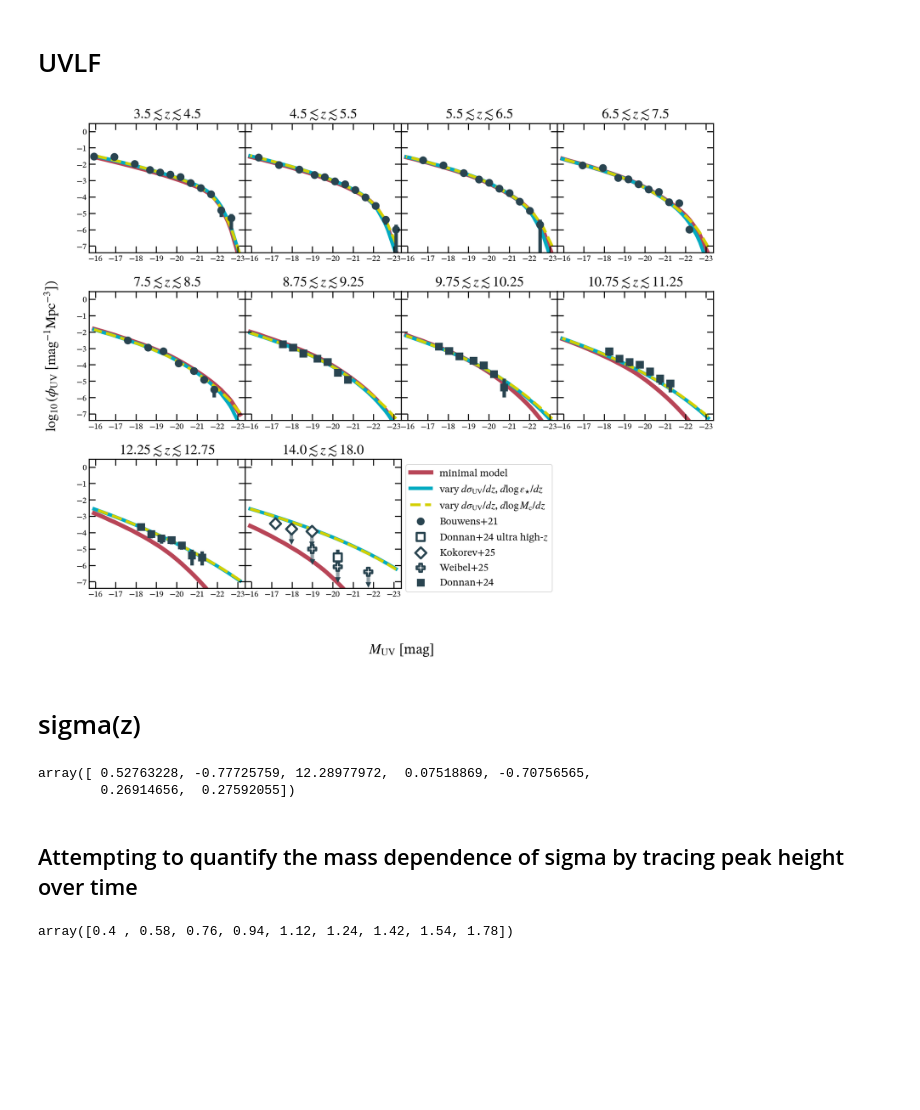
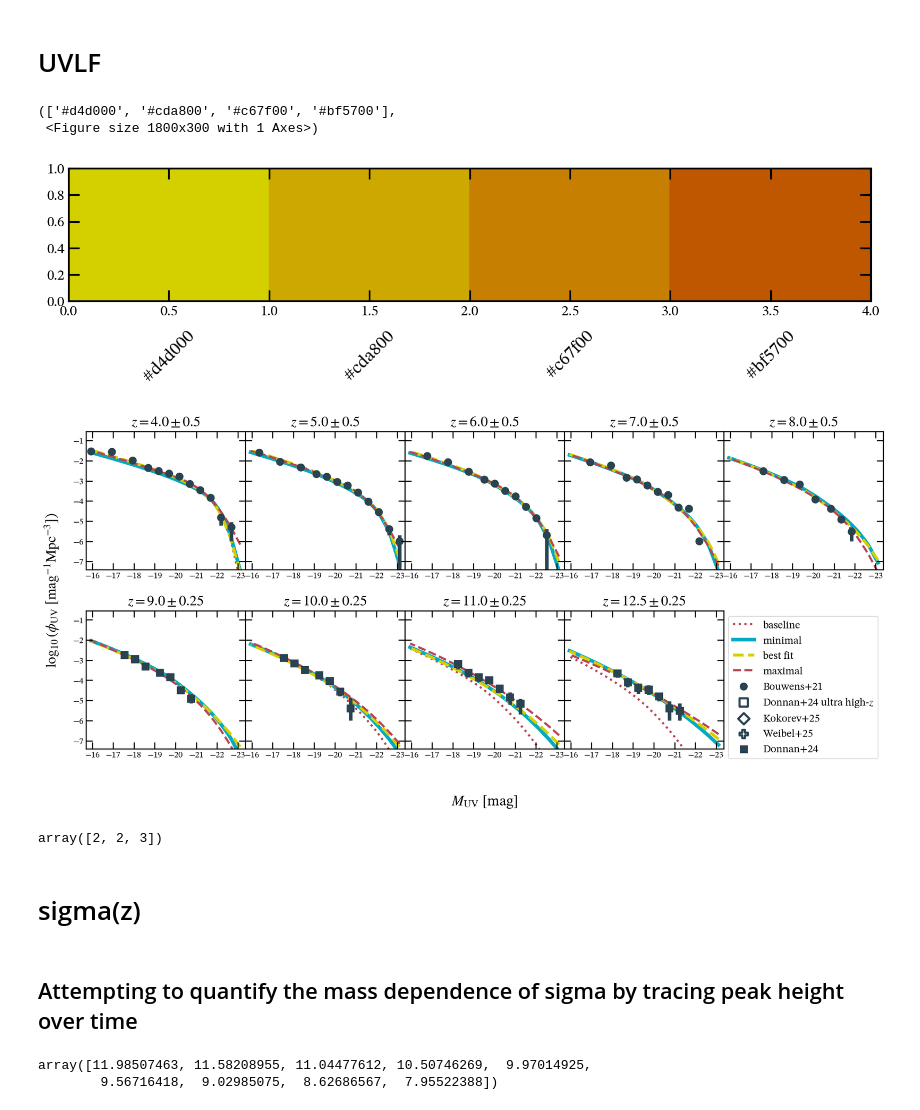
Before and after one commit to ebregou/modeling_stochasticity, a Jupyter notebook: notebooks/make_polished_plots/paper.ipynb, the cells around one changed output. Saved outputs shown, nothing was run; the diff lists cells and outputs as text; code cells hidden in the pictures; blank space fills up the shorter version.

```diff
--- a/notebooks/make_polished_plots/paper.ipynb
+++ b/notebooks/make_polished_plots/paper.ipynb
@@ -28,2 +32,9 @@ samples, best_fit, bounds, param_labels = my_UVLF.get_fit(backend_file = backend
 # %% [markdown]
 # Corner plot
+# %%
+backend_file = '/Users/eb35267/Desktop/code/chains/min_sig_0.3/add_dsigdlogM/samples.h5'
+# %%
+params = eMCMC.build_param_data({'dsigdz': {'fit': True}, 'dsigdlogM':{'fit':True}})
+my_UVLF = eMCMC.UVLF(sorted_data, params)
+# %%
+samples, best_fit, bounds, param_labels = my_UVLF.get_fit(backend_file = backend_file)
@@ -233,19 +237,25 @@ def evolving_UVLF_fit(my_UVLF, backend_file = None, z_plot = None, z_errs = None
 
     return fig
 # %%
-five_params = [0.549, -0.947, 12.059, 0, -0.745, 0, 0.3, 0]
-add_dsigdz = [0.583, -0.84, 12.006, 0, -0.742, 0, 0.023, 0.274]
-add_depsdz = [0.553, -0.865, 11.945, 0, -0.851, -0.04, 0.17, 0.3]
-add_dMdz = [0.534, -0.785, 12.259, 0.09, -0.724, 0, 0.227, 0.298]
+baseline = [0.549, 0, -0.947, 0, 12.059, 0, -0.745, 0, 0.3, 0, 0, 0.3, 4.43, 1.99]
+minimal = [0.583, 0,  -0.84, 0, 12.006, 0, -0.742, 0, 0.023, 0.274, 0, 0.3, 4.43, 1.99]
+best_fit = [0.534, 0,  -0.785, 0, 12.259, 0.09, -0.724, 0, 0.227, 0.298, 0, 0.3, 4.43, 1.99]
+maximal = [0.474, -0.008, -1.474, 0.465, 11.608, -0.069, -1.12, -0.094, 0.429, 0.358, -0.066, 0.724, 4.329, 1.771]
+# %%
+eplots.interpolate_colors([eplots.yellow, eplots.orange], 4)
+# %% [output]
+(['#d4d000', '#cda800', '#c67f00', '#bf5700'],
+ <Figure size 1800x300 with 1 Axes>)
+[figure, added]
 # %%
-zs = [4, 5, 6, 7, 8, 9, 10, 11, 12.5, 16]
-z_errs = [0.5, 0.5, 0.5, 0.5,0.5, 0.25, 0.25, 0.25, 0.25, 2]
-evolving_UVLF = evolving_UVLF_fit(my_UVLF, plot_from_chain = False, comparison_fits = [five_params, add_depsdz, add_dMdz],
-                    comparison_labels = ['minimal model', r'vary $d\sigma_{\rm{UV}}/dz$, $d\log{\epsilon_{\star}}/dz$', r'vary $d\sigma_{\rm{UV}}/dz$, $d\log{M_{\rm{c}}}/dz$'],
-                    ncols = 4,
-                fit_colors = [eplots.red, eplots.turquoise, eplots.yellow, eplots.orange],
-                z_plot = zs, z_errs = z_errs, show_chi2 = False)
+zs = [4, 5, 6, 7, 8, 9, 10, 11, 12.5]
+z_errs = [0.5, 0.5, 0.5, 0.5,0.5, 0.25, 0.25, 0.25, 0.25]
+evolving_UVLF = evolving_UVLF_fit(my_UVLF, plot_from_chain = False, comparison_fits = [baseline, minimal, best_fit, maximal],
+                    comparison_labels = ['baseline', 'minimal', 'best fit', 'maximal'],
+                    ncols = 5,
+                fit_colors = [eplots.red, eplots.turquoise, eplots.yellow, eplots.red],
+                z_plot = zs, z_errs = z_errs, show_chi2 = False, max_sigs = None)
 # %% [output]
-[figure, old version]
+[figure, new version]
 # %%
 evolving_UVLF.savefig('/Users/eb35267/Desktop/figures/paper/UVLF.png', dpi = 300)
@@ -252,10 +264,9 @@ evolving_UVLF.savefig('/Users/eb35267/Desktop/figures/paper/UVLF.png', dpi = 300
+# %%
+test.clip(min = 2, max = None)
+# %% [output]
+array([2, 2, 3])
 # %% [markdown]
 # sigma(z)
-# %%
-samples[0]
-# %% [output]
-array([ 0.52763228, -0.77725759, 12.28977972,  0.07518869, -0.70756565,
-        0.26914656,  0.27592055])
 # %%
 def sigma(z, params, zpivot = 8):
     sig0 = params[:, -2].reshape(-1, 1)
@@ -295,6 +307,7 @@ trace_const_overdensity = get_Mh_ph(3, my_UVLF)
+# %%
+np.log10(trace_const_overdensity)
+# %% [output]
+array([11.98507463, 11.58208955, 11.04477612, 10.50746269,  9.97014925,
+        9.56716418,  9.02985075,  8.62686567,  7.95522388])
 # %%
 gelli_const_overdensity = gelli(trace_const_overdensity)
-# %%
-gelli_const_overdensity
-# %% [output]
-array([0.4 , 0.58, 0.76, 0.94, 1.12, 1.24, 1.42, 1.54, 1.78])
```
Also changed, not shown: parts of 39 cells of this notebook, 2 other files.
